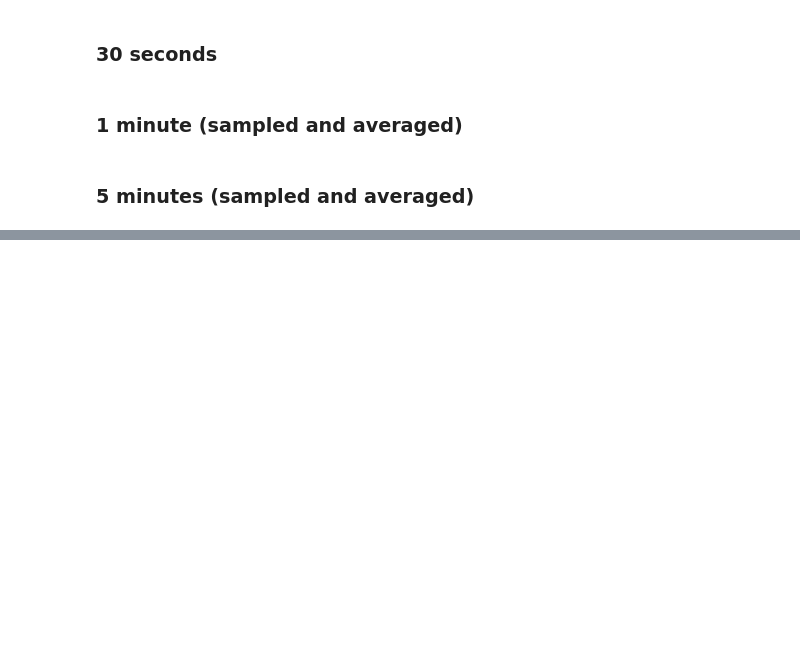
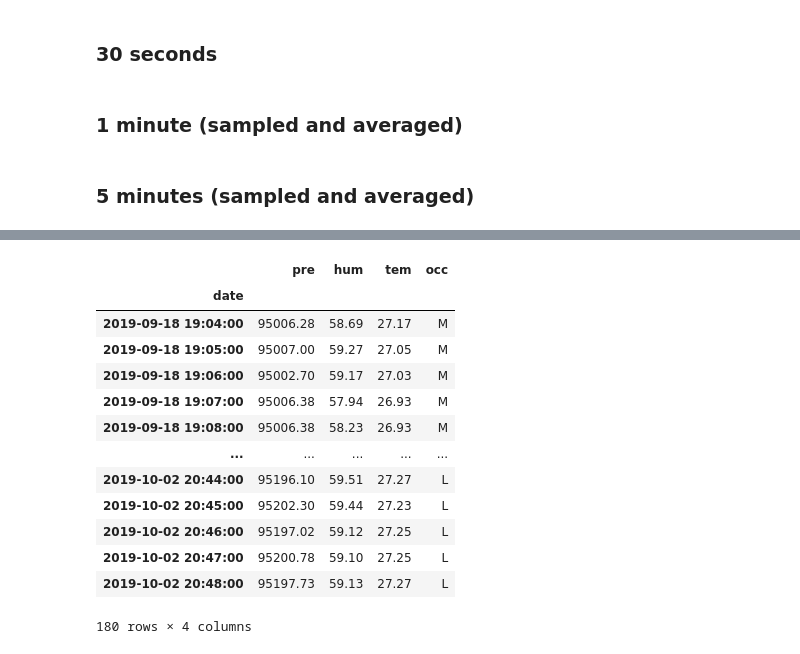
Before and after one commit to AndreeVela/occupancy_detection, a Jupyter notebook: notebooks/resolution_selection/gym-resolution-preparation.ipynb, the cells around one changed output, grey strips where cells are left out. Drawn from its saved outputs; the diff is of its cells as text; code cells hidden in the pictures; blank space fills up the shorter version.

```diff
--- a/notebooks/resolution_selection/gym-resolution-preparation.ipynb
+++ b/notebooks/resolution_selection/gym-resolution-preparation.ipynb
@@ -92,0 +131,17 @@ split_and_save( resample_df_avg( df, '5min' ).round( 2 ), out_path, 'gym-5min-av
+# %%
+df.resample( 'min' ).first().dropna( how = 'any' )
+# %% [output]
+|  | pre | hum | tem | occ |
+| date |  |  |  |  |
+| 2019-09-18 19:04:00 | 95006.28 | 58.69 | 27.17 | M |
+| 2019-09-18 19:05:00 | 95007.00 | 59.27 | 27.05 | M |
+| 2019-09-18 19:06:00 | 95002.70 | 59.17 | 27.03 | M |
+| 2019-09-18 19:07:00 | 95006.38 | 57.94 | 26.93 | M |
+| 2019-09-18 19:08:00 | 95006.38 | 58.23 | 26.93 | M |
+| ... | ... | ... | ... | ... |
+| 2019-10-02 20:44:00 | 95196.10 | 59.51 | 27.27 | L |
+| 2019-10-02 20:45:00 | 95202.30 | 59.44 | 27.23 | L |
+| 2019-10-02 20:46:00 | 95197.02 | 59.12 | 27.25 | L |
+| 2019-10-02 20:47:00 | 95200.78 | 59.10 | 27.25 | L |
+| 2019-10-02 20:48:00 | 95197.73 | 59.13 | 27.27 | L |
+180 rows × 4 columns
```
Also changed, not shown: parts of 8 cells of this notebook, 13 other files.
